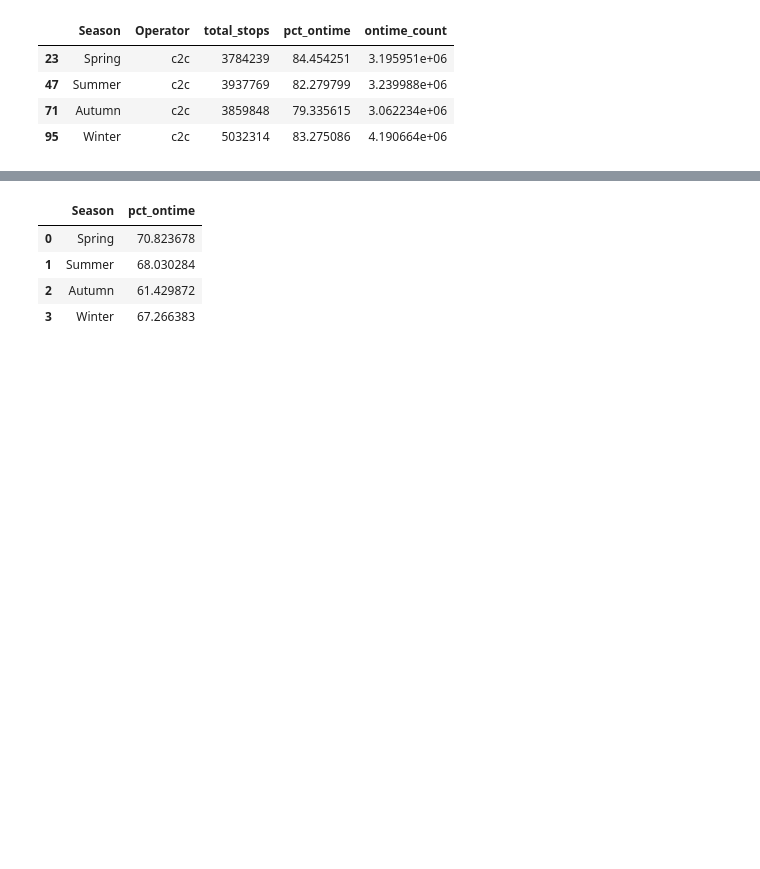
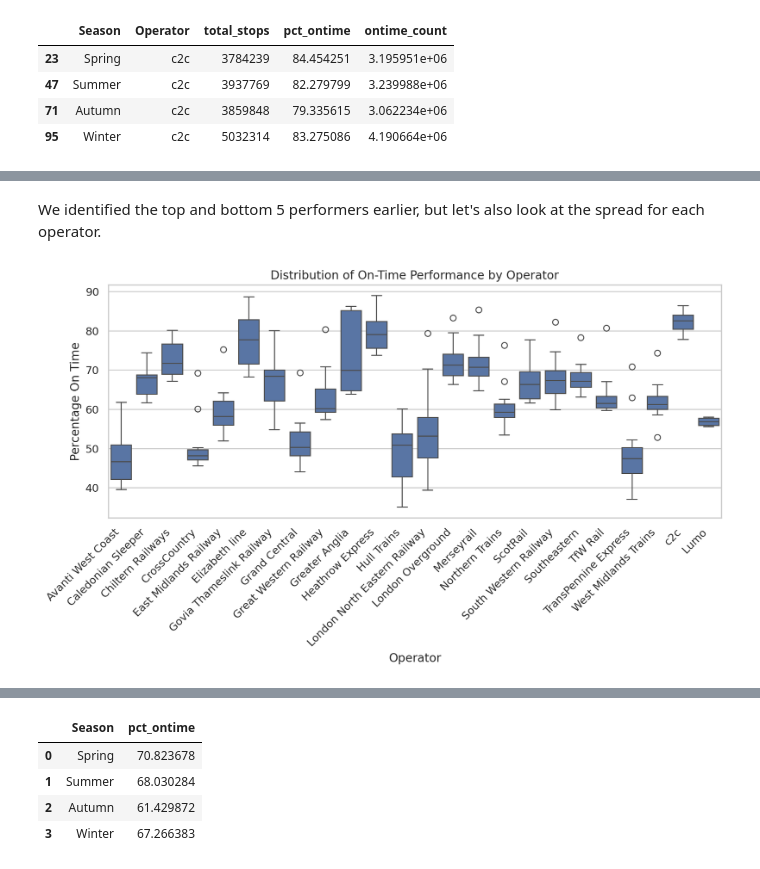
Before and after one commit to robwhite-lis/Everything_Counts_Assessment_1, a Jupyter notebook: Train_Times.ipynb, the cells around one changed output, grey strips where cells are left out. Cells and saved outputs as stored; diff of their text form; code cells hidden in the pictures; blank space fills up the shorter version.

```diff
--- a/Train_Times.ipynb
+++ b/Train_Times.ipynb
@@ -449,0 +449,25 @@ plt.show()
+# %% [markdown]
+We identified the top and bottom 5 performers earlier, but let's also look at the spread for each operator.
+# %%
+# Set an optional style
+sns.set(style="whitegrid")
+
+plt.figure(figsize=(10, 6))
+
+sns.boxplot(
+    data=df_trains_year,
+    x="Operator",
+    y="pct_ontime"
+)
+
+# Format the x axis labels all they don't look right
+plt.xticks(rotation=45, ha='right')
+
+plt.title("Distribution of On-Time Performance by Operator")
+plt.xlabel("Operator")
+plt.ylabel("Percentage On Time")
+
+plt.tight_layout()
+plt.show()
+# %% [output]
+[figure, added]
```
Also changed, not shown: parts of 13 cells of this notebook.
